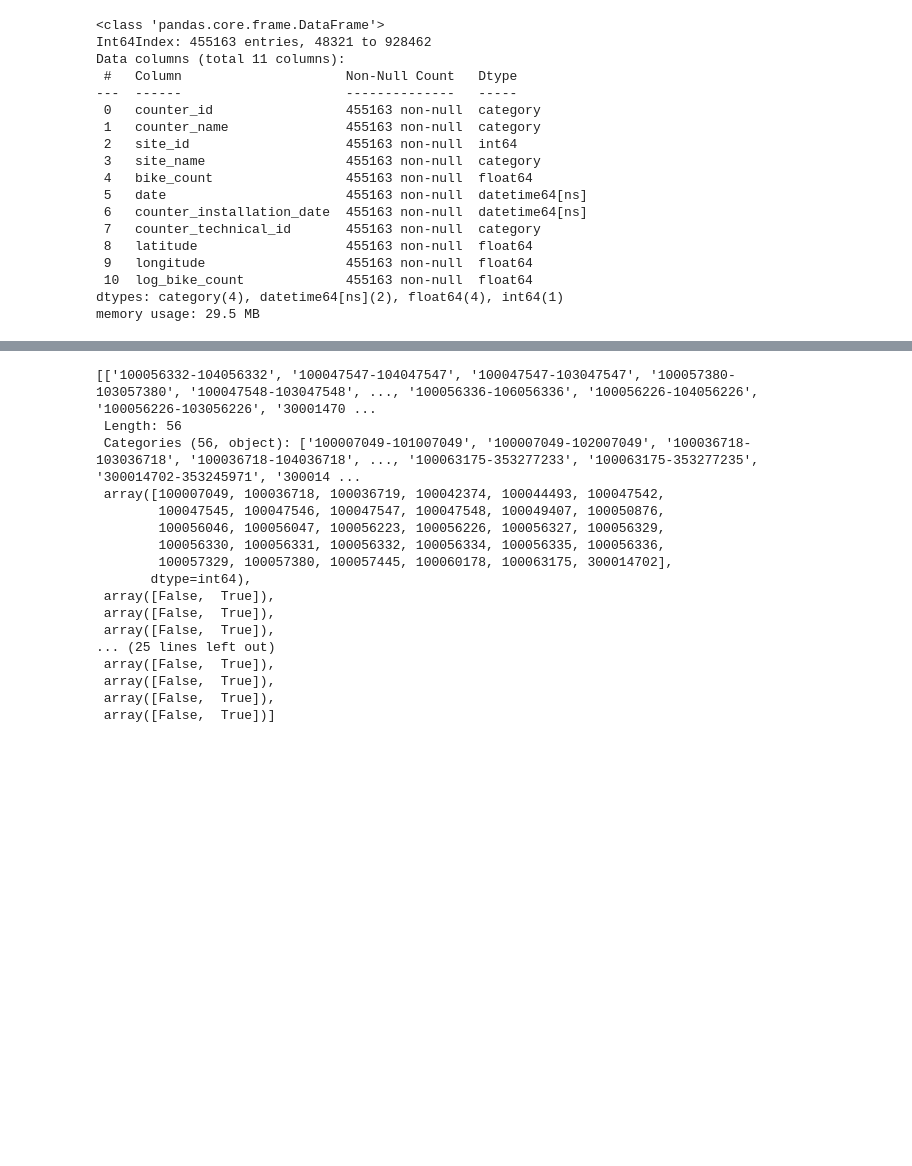
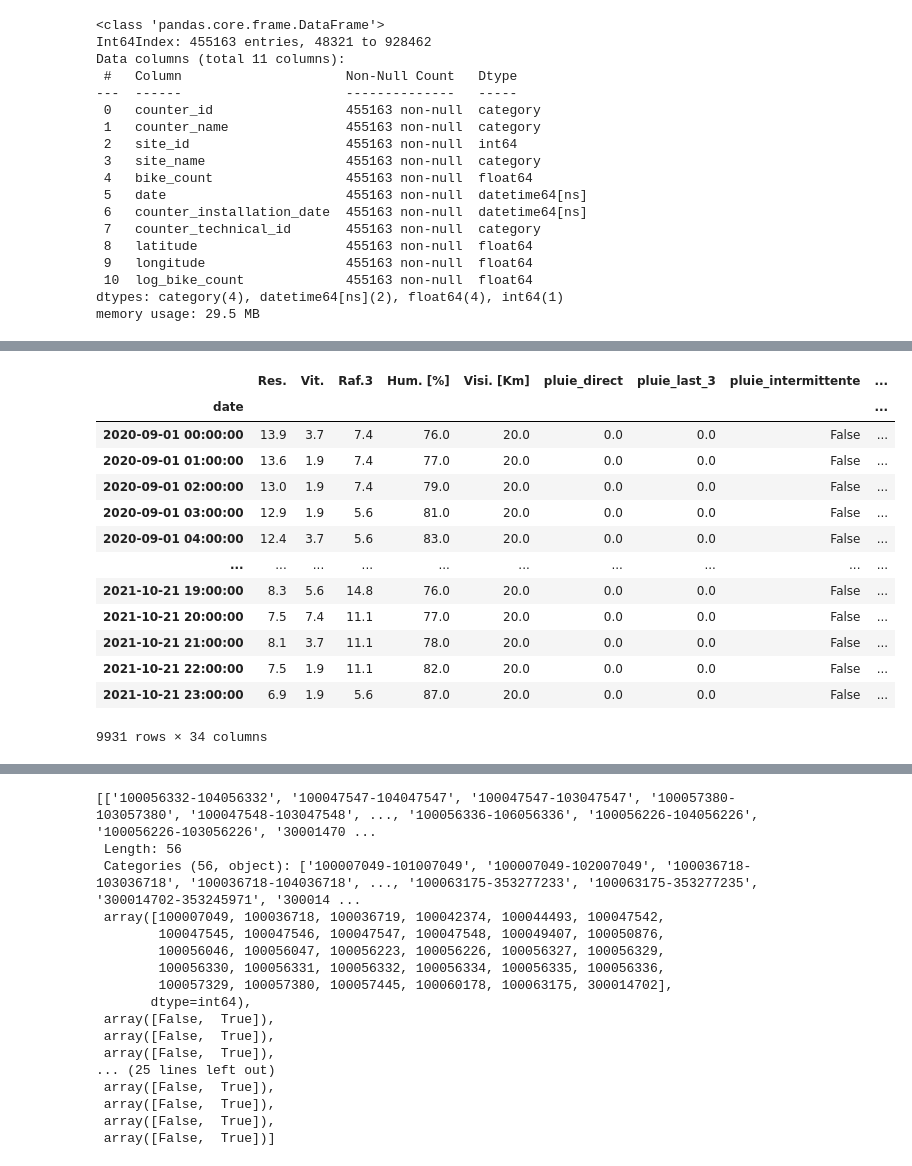
Before and after one commit to nathanaim/ramp_project, a Jupyter notebook: Bikes_ramp_project_v2.ipynb, the cells around one changed output, grey strips where cells are left out. Drawn from its saved outputs; the diff is of its cells as text; code cells hidden in the pictures; blank space fills up the shorter version.

```diff
--- a/Bikes_ramp_project_v2.ipynb
+++ b/Bikes_ramp_project_v2.ipynb
@@ -192,0 +208,17 @@ ext_index
+# %%
+ext_index
+# %% [output]
+|  | Res. | Vit. | Raf.3 | Hum. [%] | Visi. [Km] | pluie_direct | pluie_last_3 | pluie_intermittente | ... |
+| date |  |  |  |  |  |  |  |  | ... |
+| 2020-09-01 00:00:00 | 13.9 | 3.7 | 7.4 | 76.0 | 20.0 | 0.0 | 0.0 | False | ... |
+| 2020-09-01 01:00:00 | 13.6 | 1.9 | 7.4 | 77.0 | 20.0 | 0.0 | 0.0 | False | ... |
+| 2020-09-01 02:00:00 | 13.0 | 1.9 | 7.4 | 79.0 | 20.0 | 0.0 | 0.0 | False | ... |
+| 2020-09-01 03:00:00 | 12.9 | 1.9 | 5.6 | 81.0 | 20.0 | 0.0 | 0.0 | False | ... |
+| 2020-09-01 04:00:00 | 12.4 | 3.7 | 5.6 | 83.0 | 20.0 | 0.0 | 0.0 | False | ... |
+| ... | ... | ... | ... | ... | ... | ... | ... | ... | ... |
+| 2021-10-21 19:00:00 | 8.3 | 5.6 | 14.8 | 76.0 | 20.0 | 0.0 | 0.0 | False | ... |
+| 2021-10-21 20:00:00 | 7.5 | 7.4 | 11.1 | 77.0 | 20.0 | 0.0 | 0.0 | False | ... |
+| 2021-10-21 21:00:00 | 8.1 | 3.7 | 11.1 | 78.0 | 20.0 | 0.0 | 0.0 | False | ... |
+| 2021-10-21 22:00:00 | 7.5 | 1.9 | 11.1 | 82.0 | 20.0 | 0.0 | 0.0 | False | ... |
+| 2021-10-21 23:00:00 | 6.9 | 1.9 | 5.6 | 87.0 | 20.0 | 0.0 | 0.0 | False | ... |
+9931 rows × 34 columns
```
Also changed, not shown: parts of 37 cells of this notebook, 1 other file.
